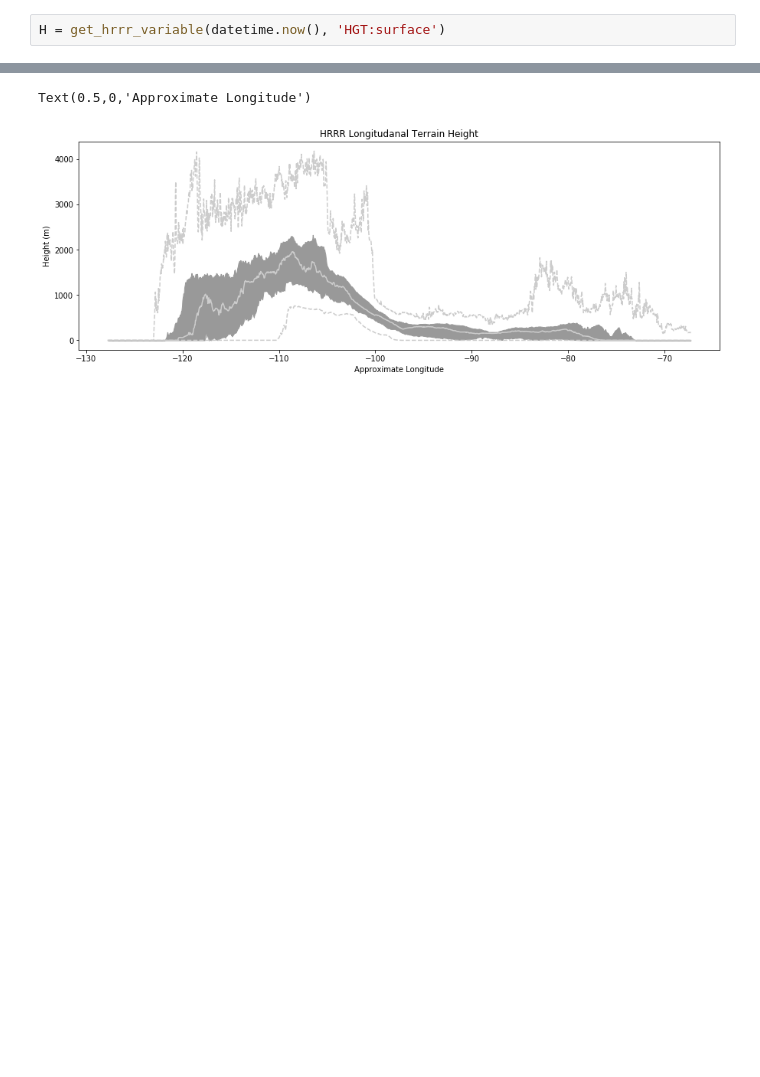
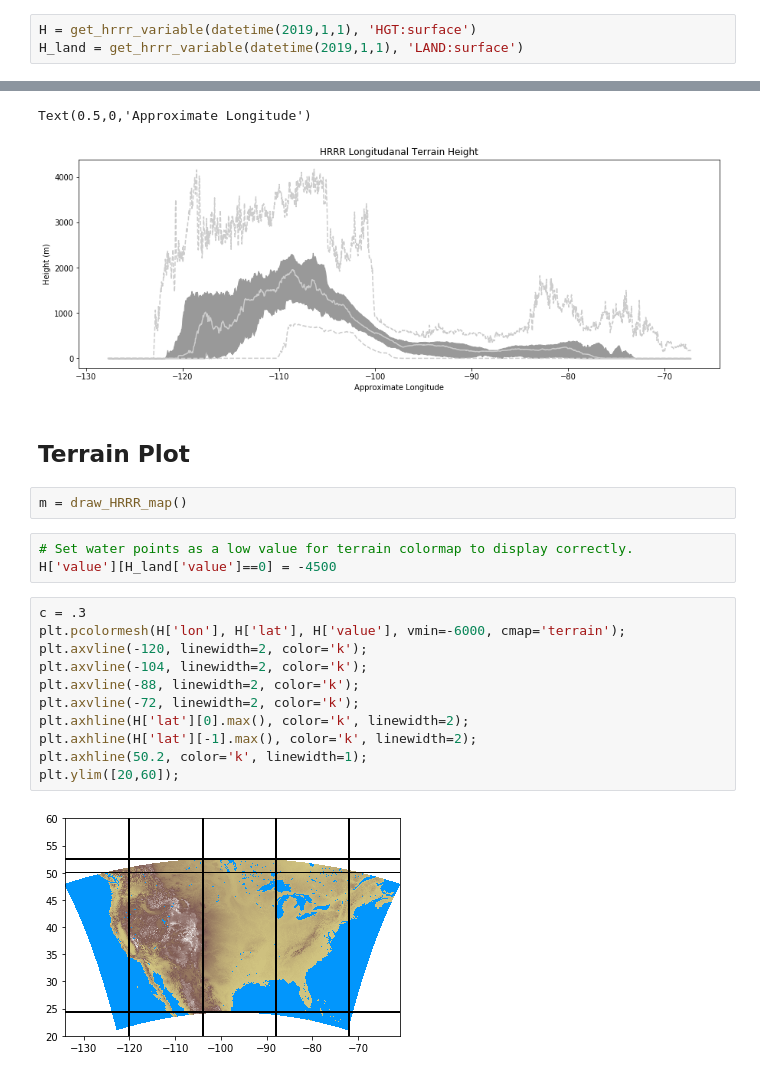
Before and after one commit to blaylockbk/pyBKB_v3, a Jupyter notebook: BB_HRRR/terrain.ipynb, the cells around one changed output, grey strips where cells are left out. Saved outputs shown, nothing was run; the diff lists cells and outputs as text; blank space fills up the shorter version.

```diff
--- a/BB_HRRR/terrain.ipynb
+++ b/BB_HRRR/terrain.ipynb
@@ -15,5 +15,6 @@ from BB_cmap.landuse_colormap import LU_MODIS21
 from BB_cmap.FLAME_cmap import cm_ros
 from BB_maps.my_basemap import draw_HRRR_map, draw_centermap
 # %%
-H = get_hrrr_variable(datetime.now(), 'HGT:surface')
+H = get_hrrr_variable(datetime(2019,1,1), 'HGT:surface')
+H_land = get_hrrr_variable(datetime(2019,1,1), 'LAND:surface')
 # %% [output]
@@ -61,3 +67,23 @@ plt.xlabel('Approximate Longitude')
 # %% [output]
 Text(0.5,0,'Approximate Longitude')
 [figure]
+# %% [markdown]
+## Terrain Plot
+# %%
+m = draw_HRRR_map()
+# %%
+# Set water points as a low value for terrain colormap to display correctly.
+H['value'][H_land['value']==0] = -4500
+# %%
+c = .3
+plt.pcolormesh(H['lon'], H['lat'], H['value'], vmin=-6000, cmap='terrain');
+plt.axvline(-120, linewidth=2, color='k');
+plt.axvline(-104, linewidth=2, color='k');
+plt.axvline(-88, linewidth=2, color='k');
+plt.axvline(-72, linewidth=2, color='k');
+plt.axhline(H['lat'][0].max(), color='k', linewidth=2);
+plt.axhline(H['lat'][-1].max(), color='k', linewidth=2);
+plt.axhline(50.2, color='k', linewidth=1);
+plt.ylim([20,60]);
+# %% [output]
+[figure, added]
```
Also changed, not shown: parts of 44 cells of this notebook, 3 other files.
